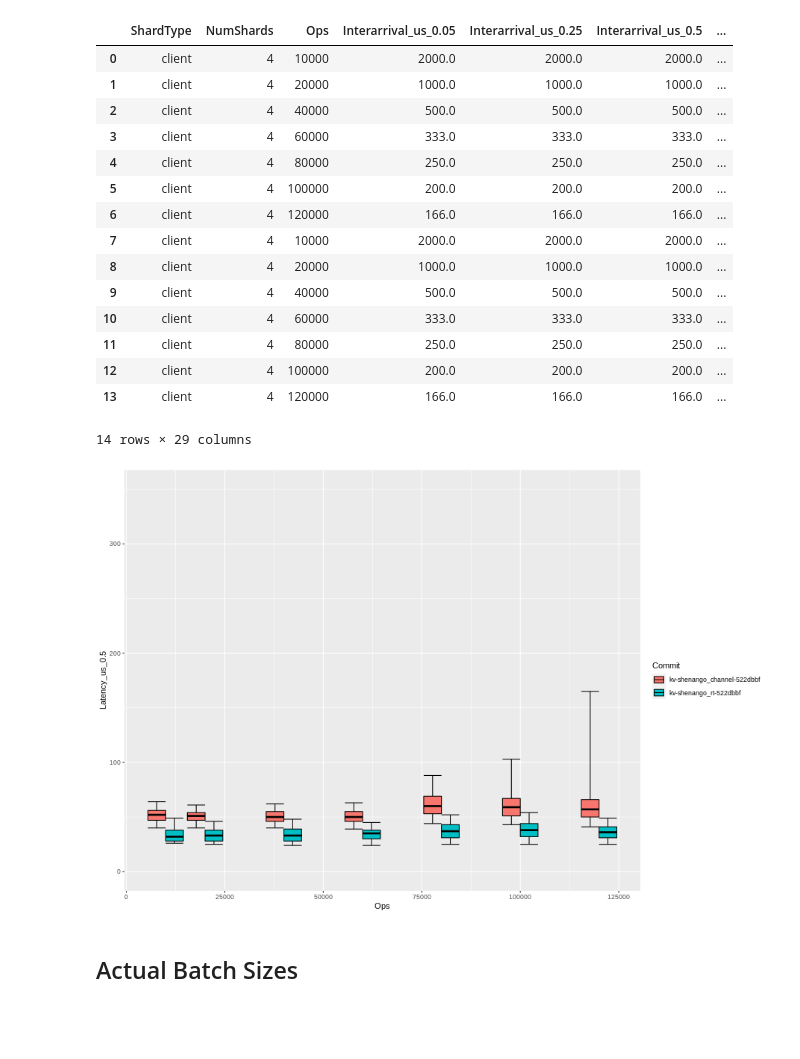
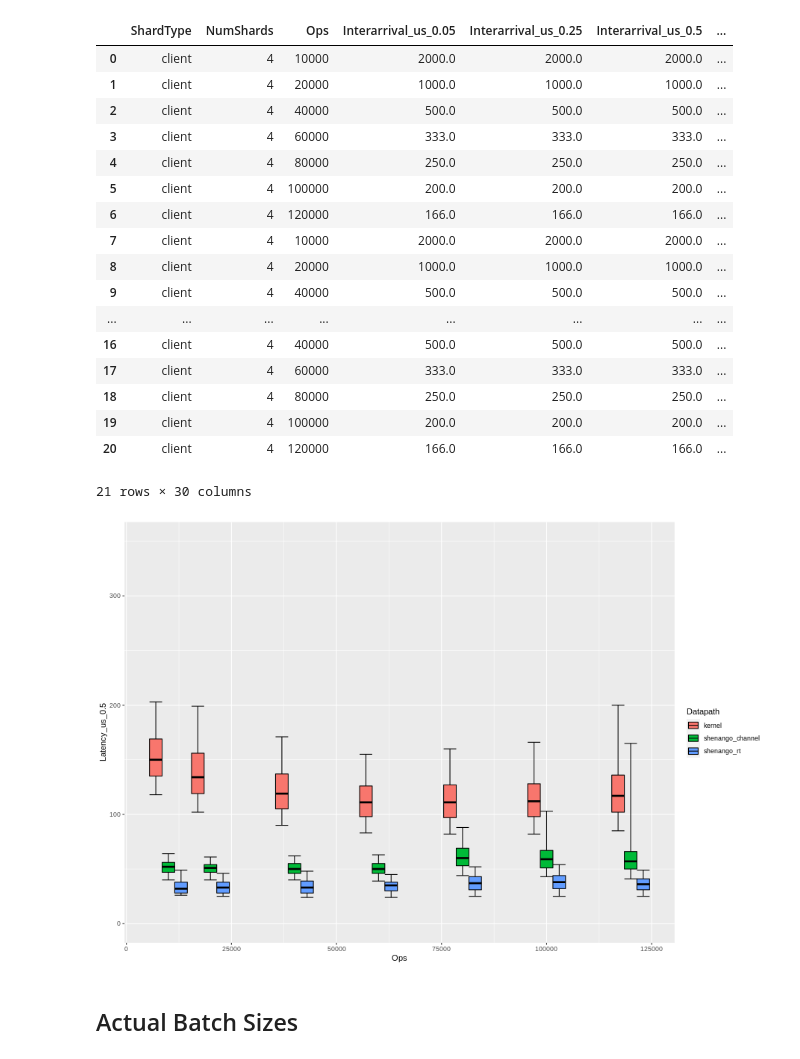
Before and after one commit to akshayknarayan/burrito, a Jupyter notebook: scripts/kv.ipynb, the cells around one changed output. Cells and saved outputs as stored; diff of their text form; code cells hidden in the pictures; blank space fills up the shorter version.

```diff
--- a/scripts/kv.ipynb
+++ b/scripts/kv.ipynb
@@ -40,6 +40,7 @@ ray.init()
 # %%
 rootdir = "/home/akshayn/burrito"
-outdirs = ["kv-shenango_channel-522dbbf", "kv-shenango_rt-522dbbf"]
+outdirs = ["kv-78435c8"]
+datapaths = ['kernel', 'shenango_channel', 'shenango_rt']
 #num_shards = [2, 4, 6, 8]
 num_shards = [4,]
 #ops = [1000, 5000, 10000, 20000, 40000, 60000, 80000, 100000, 160000, 200000, 240000, 320000]
@@ -58,10 +59,10 @@ fragmentation = [False]
 # note: this aggregates requestclients together
 
 @ray.remote
-def read_exp(outdir, ns, st, o, p, cb, sb, fr, c):
+def read_exp(outdir, dp, ns, st, o, p, cb, sb, fr, c):
     exp_df = None
     for cl in clients:
-        fn = f"{rootdir}/{outdir}/{ns}-{st}shard-{o}-poisson={p}-client_batch={cb}-server_batch={sb}-stackfrag={fr}-wrkloadbunf1-{c}-0-client0-{cl}.data"
+        fn = f"{rootdir}/{outdir}/{dp}-{ns}-{st}shard-{o}-poisson={p}-client_batch={cb}-server_batch={sb}-stackfrag={fr}-wrkloadbunf1-{c}-0-client0-{cl}.data"
         try:
             df_file = pd.read_csv(fn, sep=" ")
             df_file["ShardType"] = st
@@ -85,6 +86,7 @@ def read_exp(outdir, ns, st, o, p, cb, sb, fr, c):
     exp_stats.columns = [f"{s}_{t}" for s,t in exp_stats.columns.values]
     exp_stats.columns.to_flat_index()
     exp_stats["Commit"] = outdir
+    exp_stats["Datapath"] = dp
     exp_stats["Concurrency"] = c
     exp_stats["ClientBatching"] = cb
     exp_stats["ServerBatching"] = sb
@@ -94,16 +96,17 @@ def read_exp(outdir, ns, st, o, p, cb, sb, fr, c):
 
 exps = []
 for outdir in outdirs:
-    for fr in fragmentation:
-        for ns in num_shards:
-            for st in shard_types:
-                for o in ops:
-                    o = int(o)
-                    for p in poisson:
-                        for cb in client_batching:
-                            for sb in server_batching:
-                                for c in client_concurrency:
-                                    exps.append(read_exp.remote(outdir, ns, st, o, p, cb, sb, fr, c))
+    for dp in datapaths:
+        for fr in fragmentation:
+            for ns in num_shards:
+                for st in shard_types:
+                    for o in ops:
+                        o = int(o)
+                        for p in poisson:
+                            for cb in client_batching:
+                                for sb in server_batching:
+                                    for c in client_concurrency:
+                                        exps.append(read_exp.remote(outdir, dp, ns, st, o, p, cb, sb, fr, c))
 
 exp_dfs = ray.get(exps)
 df = None
@@ -127,29 +130,31 @@ df
 | 7 | client | 4 | 10000 | 2000.0 | 2000.0 | 2000.0 | ... |
 | 8 | client | 4 | 20000 | 1000.0 | 1000.0 | 1000.0 | ... |
 | 9 | client | 4 | 40000 | 500.0 | 500.0 | 500.0 | ... |
-| 10 | client | 4 | 60000 | 333.0 | 333.0 | 333.0 | ... |
-| 11 | client | 4 | 80000 | 250.0 | 250.0 | 250.0 | ... |
-| 12 | client | 4 | 100000 | 200.0 | 200.0 | 200.0 | ... |
-| 13 | client | 4 | 120000 | 166.0 | 166.0 | 166.0 | ... |
+| ... | ... | ... | ... | ... | ... | ... | ... |
+| 16 | client | 4 | 40000 | 500.0 | 500.0 | 500.0 | ... |
+| 17 | client | 4 | 60000 | 333.0 | 333.0 | 333.0 | ... |
+| 18 | client | 4 | 80000 | 250.0 | 250.0 | 250.0 | ... |
+| 19 | client | 4 | 100000 | 200.0 | 200.0 | 200.0 | ... |
+| 20 | client | 4 | 120000 | 166.0 | 166.0 | 166.0 | ... |
-14 rows × 29 columns
+21 rows × 30 columns
 # %%
 %%R -i df -w 900 -h 600
 
 library(ggplot2)
 
 #geom_boxplot(aes(group=interaction(ShardType,Ops)), position="dodge") +
 #ggplot(pdf, aes(x=Ops, y=Latency_us,
 #  fill=ShardType, group=interaction(ShardType,Ops))) +
 #    stat_summary(fun.data = f, geom="boxplot", position="dodge") +
 #    facet_grid(NumShards~Concurrency) +
 #    coord_cartesian(ylim=c(0, 10000))
 
-ggplot(df, aes(x=Ops, fill=Commit, group=interaction(Commit,Ops))) +
+ggplot(df, aes(x=Ops, fill=Datapath, group=interaction(Datapath,Ops))) +
   geom_errorbar(aes(ymin=Latency_us_0.05, ymax = Latency_us_0.95), position="dodge") +
   geom_crossbar(aes(ymin=Latency_us_0.25, y=Latency_us_0.5, ymax = Latency_us_0.75), position="dodge") +
   coord_cartesian(ylim=c(0, 350))
 # %% [output]
-[figure, old version]
+[figure, new version]
 # %% [markdown]
 ## Actual Batch Sizes
 # %%
```
Also changed, not shown: parts of 1 cell of this notebook, 3 other files.
